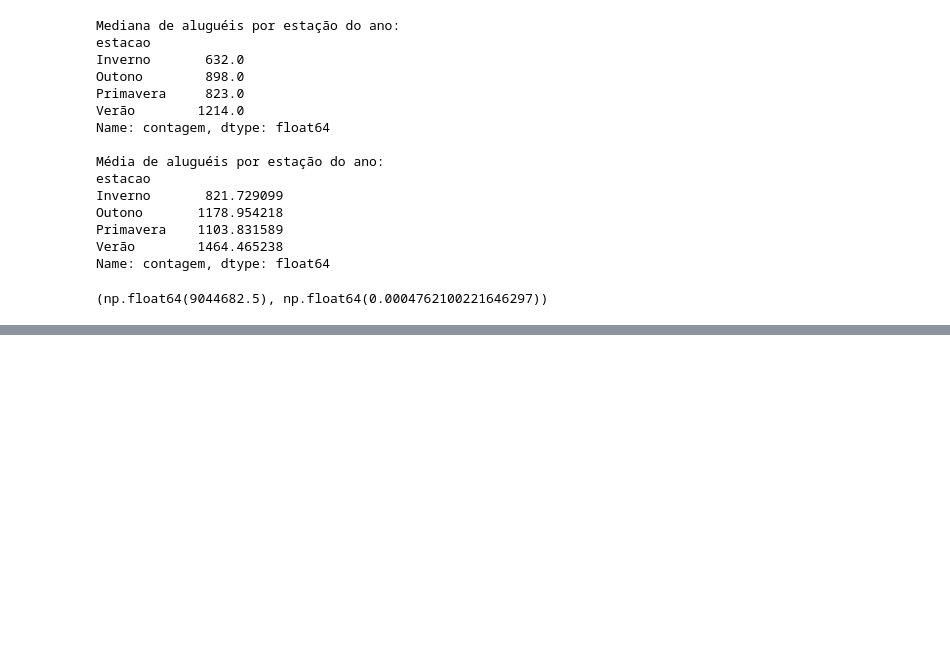
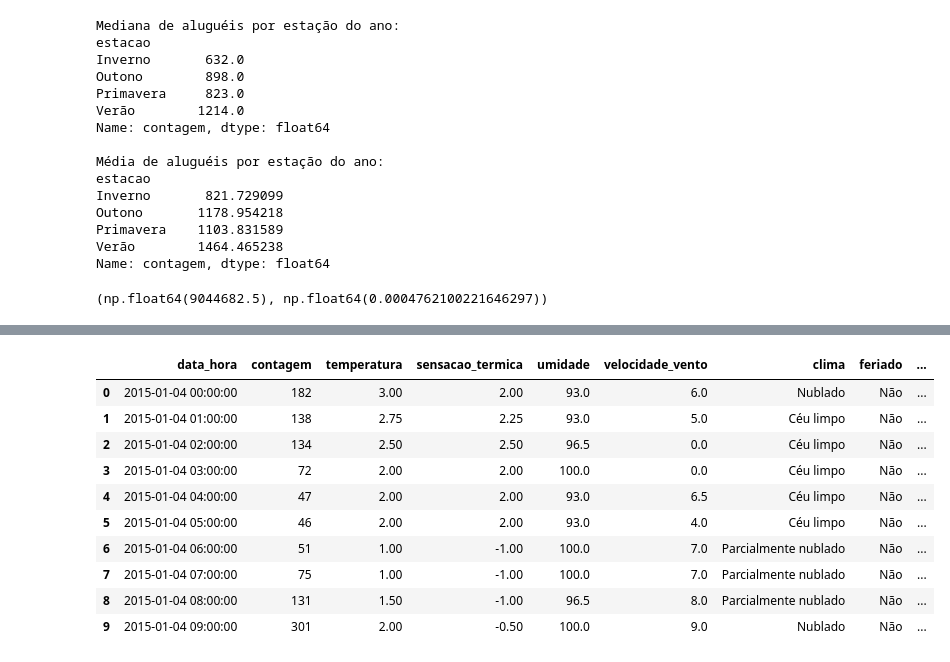
Before and after one commit to caioguimaraes18/ml-predicao-bicicletas, a Jupyter notebook: Notebooks/eda.ipynb, the cells around one changed output, grey strips where cells are left out. Cells and saved outputs as stored; diff of their text form; code cells hidden in the pictures; blank space fills up the shorter version.

```diff
--- a/Notebooks/eda.ipynb
+++ b/Notebooks/eda.ipynb
@@ -212,0 +235,6 @@ u_statistic, p_value
+# %%
+df_data = df.copy()
+# %%
+df_data['data_hora'] = pd.to_datetime(df_data['data_hora'])
+
+df_data.info()
@@ -212,0 +259,17 @@ u_statistic, p_value
+# %%
+df_data['mes'] = df_data['data_hora'].dt.month
+df_data['horario'] = df_data['data_hora'].dt.hour
+# %%
+df_data.head(10)
+# %% [output]
+|  | data_hora | contagem | temperatura | sensacao_termica | umidade | velocidade_vento | clima | feriado | ... |
+| 0 | 2015-01-04 00:00:00 | 182 | 3.00 | 2.00 | 93.0 | 6.0 | Nublado | Não | ... |
+| 1 | 2015-01-04 01:00:00 | 138 | 2.75 | 2.25 | 93.0 | 5.0 | Céu limpo | Não | ... |
+| 2 | 2015-01-04 02:00:00 | 134 | 2.50 | 2.50 | 96.5 | 0.0 | Céu limpo | Não | ... |
+| 3 | 2015-01-04 03:00:00 | 72 | 2.00 | 2.00 | 100.0 | 0.0 | Céu limpo | Não | ... |
+| 4 | 2015-01-04 04:00:00 | 47 | 2.00 | 2.00 | 93.0 | 6.5 | Céu limpo | Não | ... |
+| 5 | 2015-01-04 05:00:00 | 46 | 2.00 | 2.00 | 93.0 | 4.0 | Céu limpo | Não | ... |
+| 6 | 2015-01-04 06:00:00 | 51 | 1.00 | -1.00 | 100.0 | 7.0 | Parcialmente nublado | Não | ... |
+| 7 | 2015-01-04 07:00:00 | 75 | 1.00 | -1.00 | 100.0 | 7.0 | Parcialmente nublado | Não | ... |
+| 8 | 2015-01-04 08:00:00 | 131 | 1.50 | -1.00 | 96.5 | 8.0 | Parcialmente nublado | Não | ... |
+| 9 | 2015-01-04 09:00:00 | 301 | 2.00 | -0.50 | 100.0 | 9.0 | Nublado | Não | ... |
```
Also changed, not shown: parts of 7 cells of this notebook.
